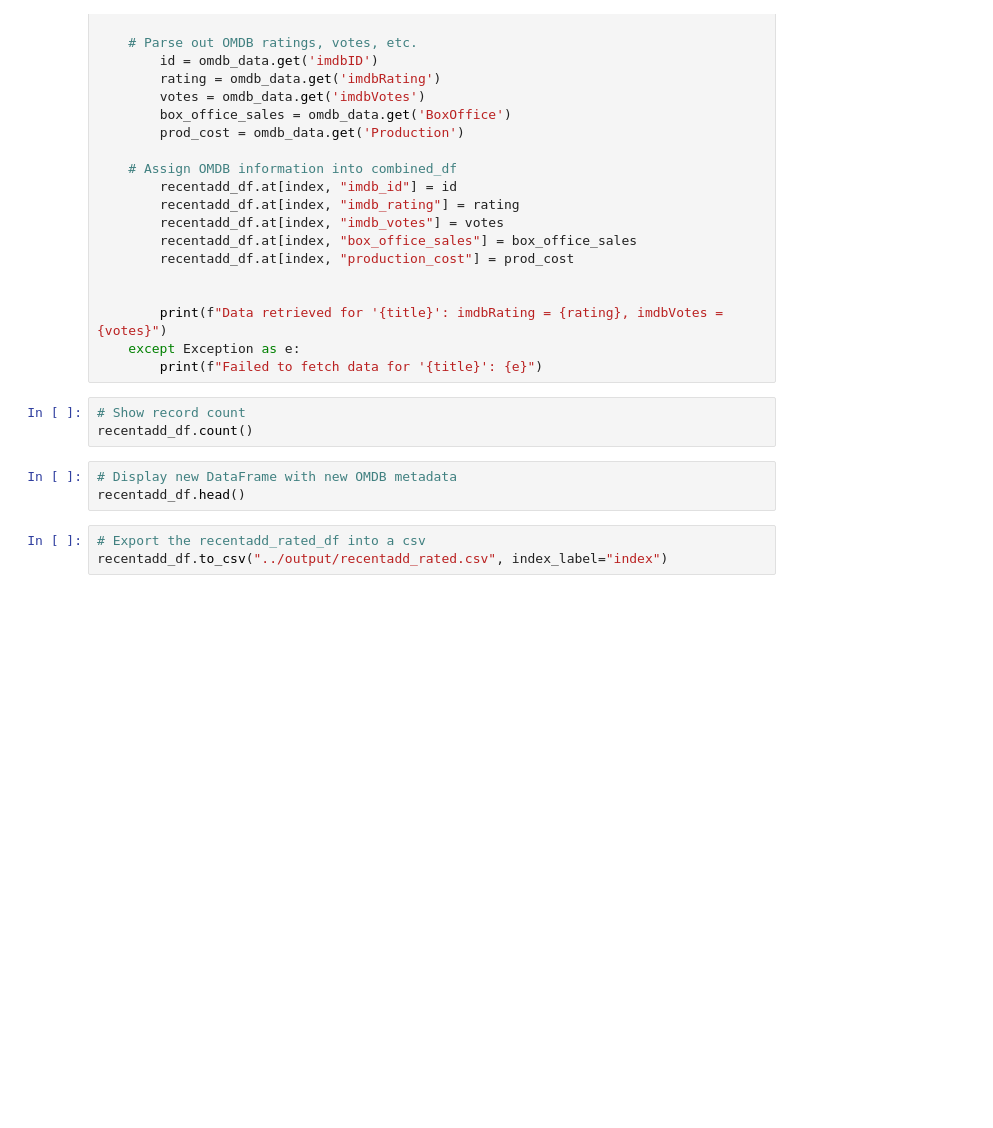
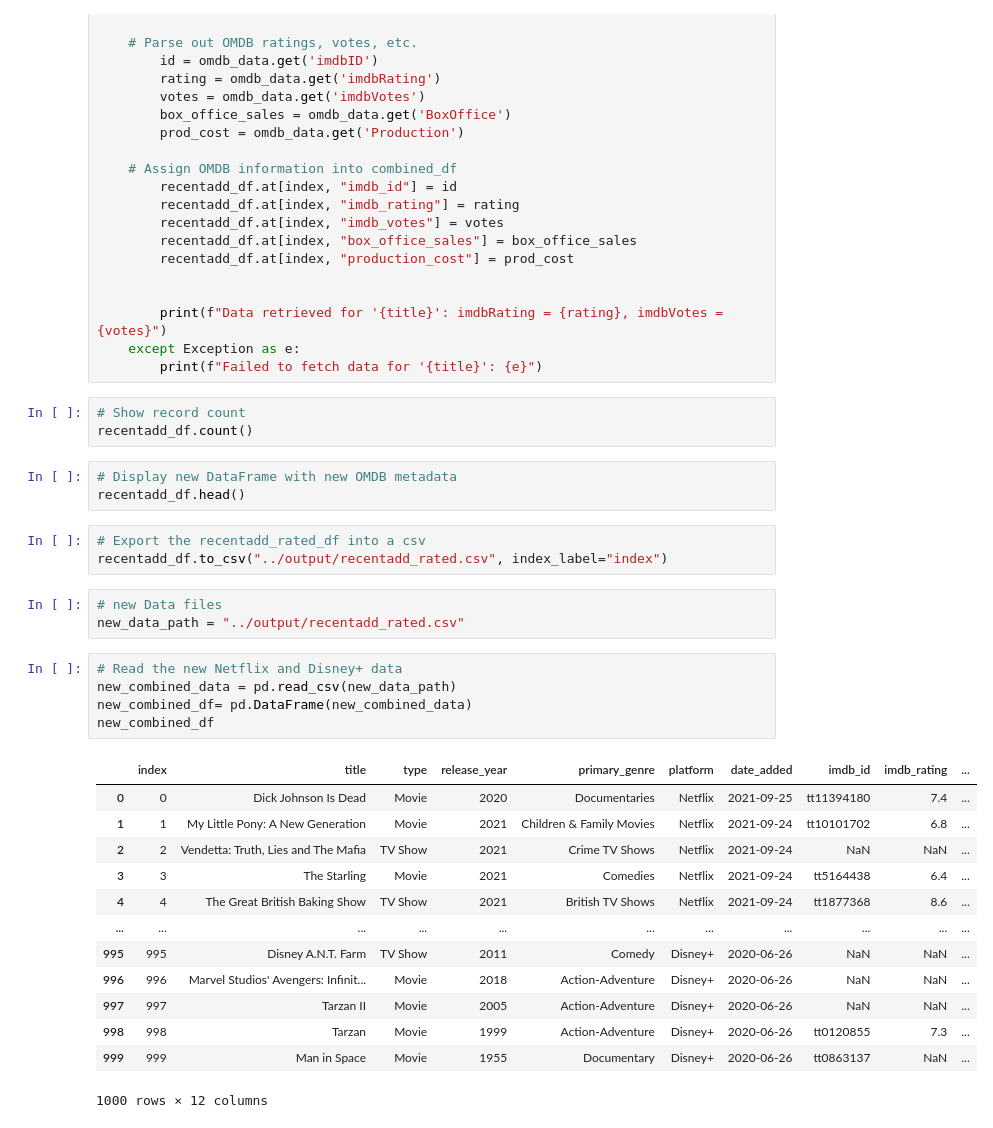
Before and after one commit to gfoley15/netflixandchill, a Jupyter notebook: notebook/netflixandchill.ipynb, the cells around one changed output. Saved outputs shown, nothing was run; the diff lists cells and outputs as text; blank space fills up the shorter version.

```diff
--- a/notebook/netflixandchill.ipynb
+++ b/notebook/netflixandchill.ipynb
@@ -259,3 +264,25 @@ recentadd_df.head()
 # %%
 # Export the recentadd_rated_df into a csv
 recentadd_df.to_csv("../output/recentadd_rated.csv", index_label="index")
+# %%
+# new Data files
+new_data_path = "../output/recentadd_rated.csv"
+# %%
+# Read the new Netflix and Disney+ data
+new_combined_data = pd.read_csv(new_data_path)
+new_combined_df= pd.DataFrame(new_combined_data)
+new_combined_df
+# %% [output]
+|  | index | title | type | release_year | primary_genre | platform | date_added | imdb_id | imdb_rating | ... |
+| 0 | 0 | Dick Johnson Is Dead | Movie | 2020 | Documentaries | Netflix | 2021-09-25 | tt11394180 | 7.4 | ... |
+| 1 | 1 | My Little Pony: A New Generation | Movie | 2021 | Children & Family Movies | Netflix | 2021-09-24 | tt10101702 | 6.8 | ... |
+| 2 | 2 | Vendetta: Truth, Lies and The Mafia | TV Show | 2021 | Crime TV Shows | Netflix | 2021-09-24 | NaN | NaN | ... |
+| 3 | 3 | The Starling | Movie | 2021 | Comedies | Netflix | 2021-09-24 | tt5164438 | 6.4 | ... |
+| 4 | 4 | The Great British Baking Show | TV Show | 2021 | British TV Shows | Netflix | 2021-09-24 | tt1877368 | 8.6 | ... |
+| ... | ... | ... | ... | ... | ... | ... | ... | ... | ... | ... |
+| 995 | 995 | Disney A.N.T. Farm | TV Show | 2011 | Comedy | Disney+ | 2020-06-26 | NaN | NaN | ... |
+| 996 | 996 | Marvel Studios' Avengers: Infinit... | Movie | 2018 | Action-Adventure | Disney+ | 2020-06-26 | NaN | NaN | ... |
+| 997 | 997 | Tarzan II | Movie | 2005 | Action-Adventure | Disney+ | 2020-06-26 | NaN | NaN | ... |
+| 998 | 998 | Tarzan | Movie | 1999 | Action-Adventure | Disney+ | 2020-06-26 | tt0120855 | 7.3 | ... |
+| 999 | 999 | Man in Space | Movie | 1955 | Documentary | Disney+ | 2020-06-26 | tt0863137 | NaN | ... |
+1000 rows × 12 columns
```
Also changed, not shown: parts of 3 cells of this notebook, 1 other file.
